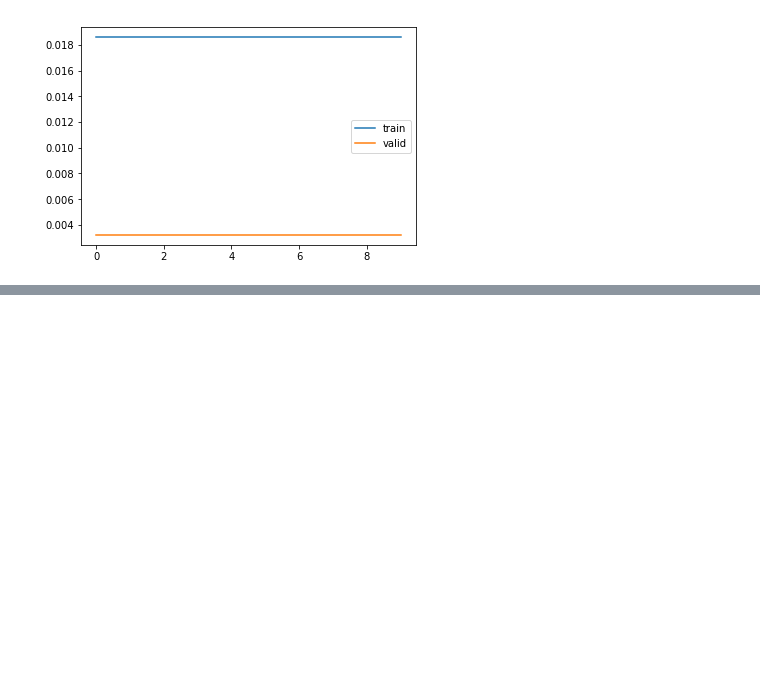
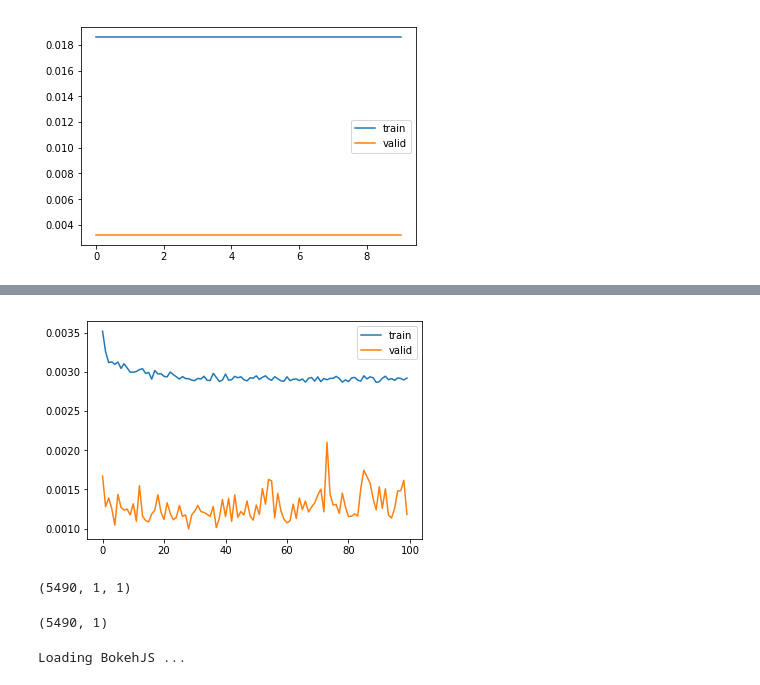
Before and after one commit to soniclavier/bigdata-notebook, a Jupyter notebook: datascience/rnn/Webtraffic_forecasting_LSTM.ipynb, the cells around one changed output, grey strips where cells are left out. Drawn from its saved outputs; the diff is of its cells as text; code cells hidden in the pictures; blank space fills up the shorter version.

```diff
--- a/datascience/rnn/Webtraffic_forecasting_LSTM.ipynb
+++ b/datascience/rnn/Webtraffic_forecasting_LSTM.ipynb
@@ -886,0 +869,3 @@ visualizeLoss(history)
+# %%
+#train for 100 epochs
+history,model = buildAndFitLSTM(train_x, train_y, valid_x, valid_y, activation='tanh', epochs=100)
@@ -886,0 +890,31 @@ visualizeLoss(history)
+# %%
+visualizeLoss(history)
+# %% [output]
+[figure, added]
+# %%
+predictions = model.predict(reshapeHelper(test_x))
+# %% [output]
+(5490, 1, 1)
+# %%
+test_y.shape
+# %% [output]
+(5490, 1)
+# %%
+from bokeh.charts import TimeSeries, output_file, show
+from bokeh.io import output_notebook
+from bokeh.plotting import figure
+output_notebook()
+%matplotlib inline
+from matplotlib import pylab as plt
+
+def plotActualVsPrediction(actual, prediction):
+    p = figure(
+            tools="pan,box_zoom,reset,save",
+            y_axis_label ="views-normalized",
+            x_axis_label ="day-num"
+        )
+    p.line(range(0, predictions.size), predictions.reshape((predictions.shape[0])), color="blue", legend="predictions")
+    p.line(range(0, test_y.size), test_y.reshape((test_y.shape[0])), color="red", legend="actual")
+    show(p)
+# %% [output]
+Loading BokehJS ...
```
Also changed, not shown: parts of 6 cells of this notebook.
